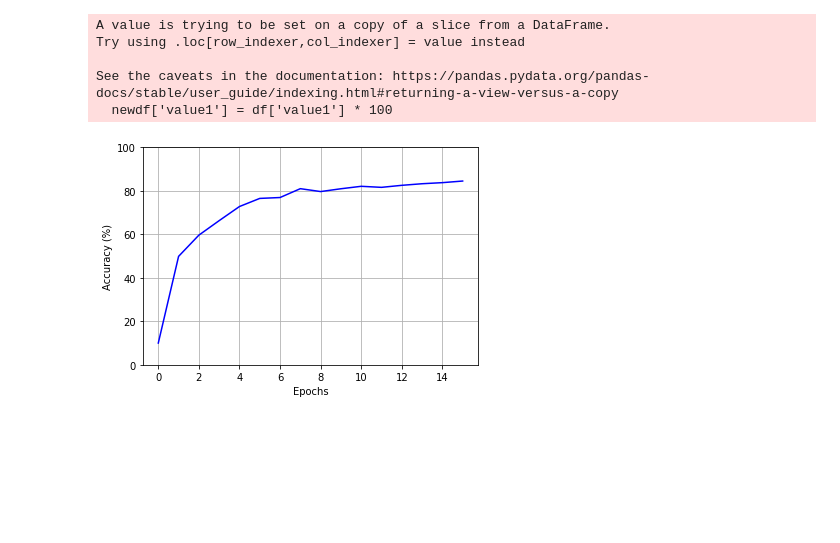
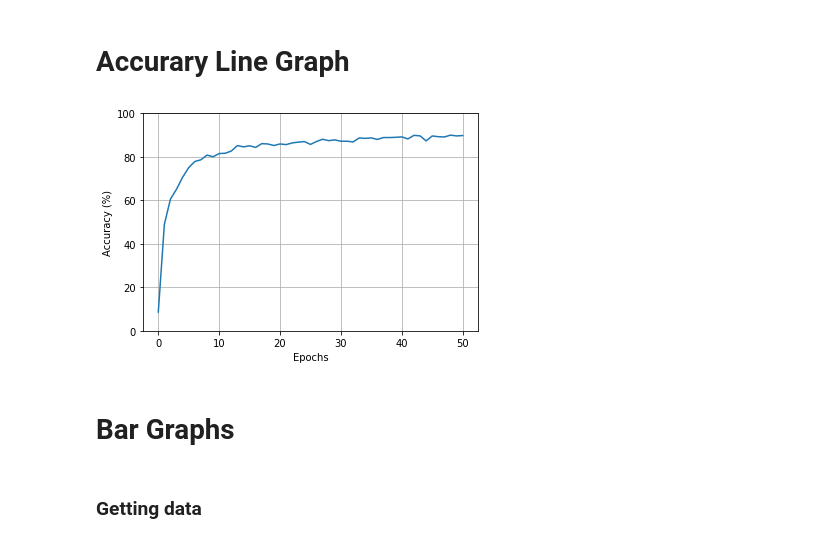
Before and after one commit to emyik/train-using-sion, a Jupyter notebook: plotData.ipynb, the cells around one changed output. Drawn from its saved outputs; the diff is of its cells as text; code cells hidden in the pictures; blank space fills up the shorter version.

Commit message:
Add bar graphs

```diff
--- a/plotData.ipynb
+++ b/plotData.ipynb
@@ -1,23 +1,23 @@
+# %% [markdown]
+# Accurary Line Graph
 # %%
 import pandas as pd
 from matplotlib import pyplot as plt
 
-df = pd.read_csv("data/202206201415/cifar_resnet_buildin.csv")
-newdf = df[df["type"] == 1]
-newdf['value1'] = df['value1'] * 100
-newdf.head()
-newdf.plot(x = "epoch", y = "value1", color = "blue")
+df = pd.read_csv("data/output.csv")
+df = df[df["type"] == 1]
+df['value1'] = df['value1'] * 100
+
+plt.plot(df["epoch"], df["value1"], label = "GPU training")
 
 plt.ylim([0, 100])
 plt.xlabel("Epochs")
 plt.ylabel("Accuracy (%)")
-plt.legend('',frameon=False)
 plt.grid()
 plt.show()
 # %% [output]
-A value is trying to be set on a copy of a slice from a DataFrame.
-Try using .loc[row_indexer,col_indexer] = value instead
-
-See the caveats in the documentation: https://pandas.pydata.org/pandas-docs/stable/user_guide/indexing.html#returning-a-view-versus-a-copy
-  newdf['value1'] = df['value1'] * 100
-[figure, old version]
+[figure, new version]
+# %% [markdown]
+# Bar Graphs
+# %% [markdown]
+### Getting data
```
Also changed, not shown: parts of 6 cells of this notebook.
